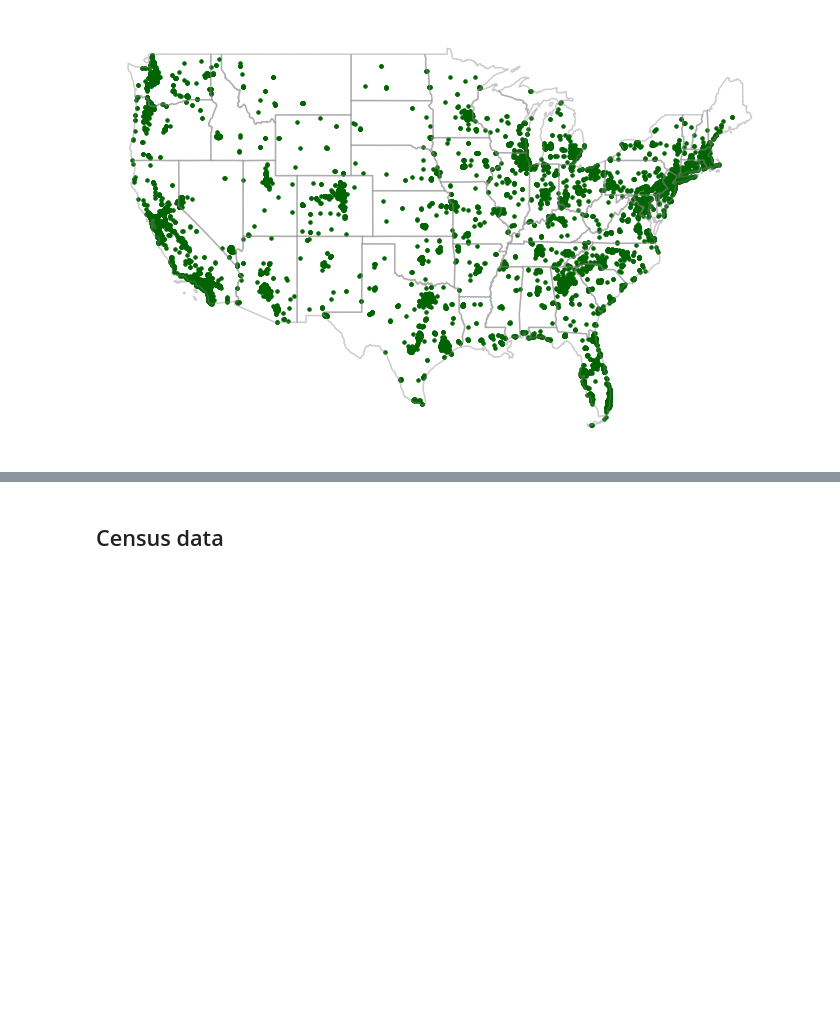
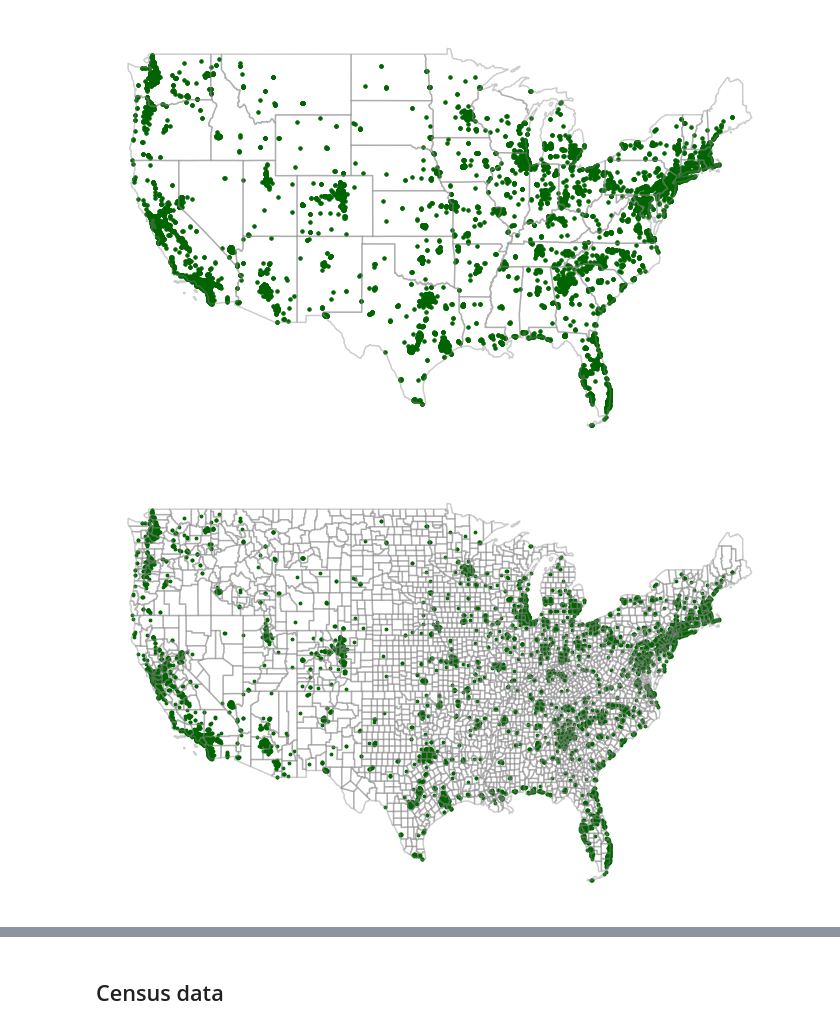
Before and after one commit to Purifect/DS6390_Starbucks_RetailStoresLocations, a Jupyter notebook: Starbucks_Locations.ipynb, the cells around one changed output, grey strips where cells are left out. Cells and saved outputs as stored; diff of their text form; code cells hidden in the pictures; blank space fills up the shorter version.

```diff
--- a/Starbucks_Locations.ipynb
+++ b/Starbucks_Locations.ipynb
@@ -86,6 +90,26 @@ ax.margins(0)
 ax.tick_params(left=False, labelleft=False, bottom=False, labelbottom=False)
 # %% [output]
 [figure]
+# %%
+geo_county = gpd.read_file('Shape Files/cb_2018_us_county_20m/cb_2018_us_county_20m.shp')
+# %%
+fig,ax = plt.subplots(figsize=(12, 15))
+geo_df.plot(ax=ax, color='darkgreen', markersize=8, marker='o')
+geo_county.boundary.plot(ax=ax, alpha=0.4, color='grey')
+
+minx, miny, maxx, maxy = geo_usa.total_bounds
+ax.set_xlim(-127, -65)
+ax.set_ylim(23, 51)
+
+#plt.title(label='Starbucks Location in the USA',
+#          fontsize=30,
+#          color="darkgreen")
+
+ax.axis("off")
+ax.margins(0)
+ax.tick_params(left=False, labelleft=False, bottom=False, labelbottom=False)
+# %% [output]
+[figure, added]
 # %%
 import folium
 from folium import plugins
```
Also changed, not shown: parts of 20 cells of this notebook.
